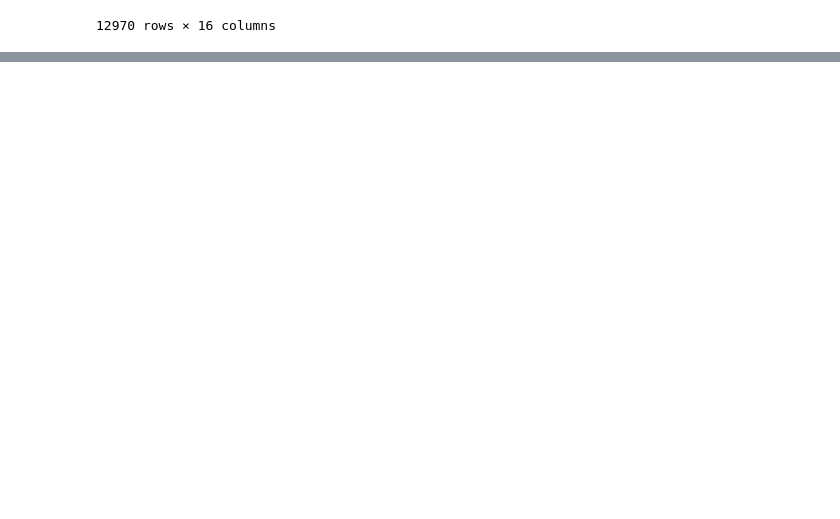
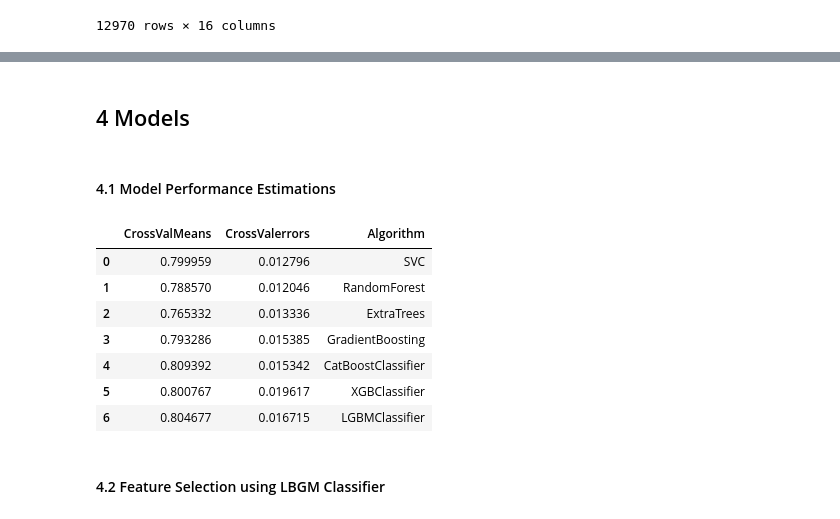
Before and after one commit to meneerfrikkie/SpaceshipTitanic, a Jupyter notebook: src/main.ipynb, the cells around one changed output, grey strips where cells are left out. Drawn from its saved outputs; the diff is of its cells as text; code cells hidden in the pictures; blank space fills up the shorter version.

Commit message:
Update: Model Performance

```diff
--- a/src/main.ipynb
+++ b/src/main.ipynb
@@ -549,0 +584,6 @@ combined_df
+# %%
+from sklearn.preprocessing import OneHotEncoder
+ohe = OneHotEncoder (handle_unknown='ignore',sparse_output = False)
+temp_train = pd.DataFrame(ohe.fit_transform(combined_df[cat_cols]),columns=ohe.get_feature_names_out())
+combined_df = combined_df.drop(cat_cols,axis=1)
+combined_df = pd.concat([combined_df,temp_train],axis=1)
@@ -549,0 +592,9 @@ combined_df
+# %%
+train_df = combined_df[combined_df['Transported'].notnull()].copy()
+train_df.Transported =train_df.Transported.astype('int')
+test_df = combined_df[combined_df['Transported'].isnull()].drop("Transported",axis=1)
+
+X = train_df.drop('Transported',axis=1)
+y = train_df["Transported"]
+print(X)
+print(y)
@@ -549,0 +661,7 @@ combined_df
+# %%
+drop_list=['ShoppingMall',"Age",'CryoSleep_True','HomePlanet_Earth', 'VIP_False','FoodCourt','Destination_TRAPPIST-1e', "Side_P"]
+
+X=X.drop(drop_list,axis=1)
+train_df=test_df.drop(drop_list,axis=1)
+
+X.columns
@@ -549,0 +677,36 @@ combined_df
+# %% [markdown]
+## 4 Models
+# %% [markdown]
+#### 4.1 Model Performance Estimations
+# %%
+kfold = StratifiedKFold(n_splits=10)
+# Modeling step Test differents algorithms
+random_state = 2
+classifiers = [SVC(),RandomForestClassifier(), ExtraTreesClassifier(),GradientBoostingClassifier(),
+     CatBoostClassifier(verbose = False),
+    XGBClassifier(), LGBMClassifier()]
+
+cross_validation_results = []
+for classifier in classifiers :
+    cross_validation_results.append(cross_val_score(classifier, X, y = y, scoring = "accuracy", cv = kfold, n_jobs=4))
+
+cross_validation_mean = []
+cross_validation_std = []
+for cv_result in cross_validation_results:
+    cross_validation_mean.append(cv_result.mean())
+    cross_validation_std.append(cv_result.std())
+
+cross_validation_res = pd.DataFrame({"CrossValMeans":cross_validation_mean,"CrossValerrors": cross_validation_std,"Algorithm":["SVC", "RandomForest","ExtraTrees","GradientBoosting", "CatBoostClassifier", "XGBClassifier", "LGBMClassifier"]})
+# %%
+cross_validation_res
+# %% [output]
+|  | CrossValMeans | CrossValerrors | Algorithm |
+| 0 | 0.799959 | 0.012796 | SVC |
+| 1 | 0.788570 | 0.012046 | RandomForest |
+| 2 | 0.765332 | 0.013336 | ExtraTrees |
+| 3 | 0.793286 | 0.015385 | GradientBoosting |
+| 4 | 0.809392 | 0.015342 | CatBoostClassifier |
+| 5 | 0.800767 | 0.019617 | XGBClassifier |
+| 6 | 0.804677 | 0.016715 | LGBMClassifier |
+# %% [markdown]
+#### 4.2 Feature Selection using LBGM Classifier
```
Also changed, not shown: parts of 21 cells of this notebook, 5 other files.
